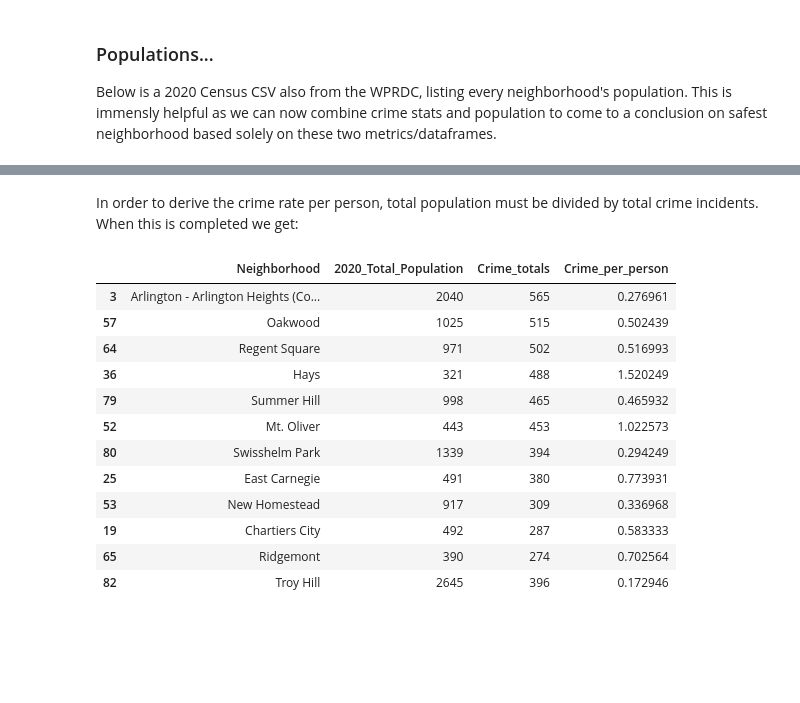
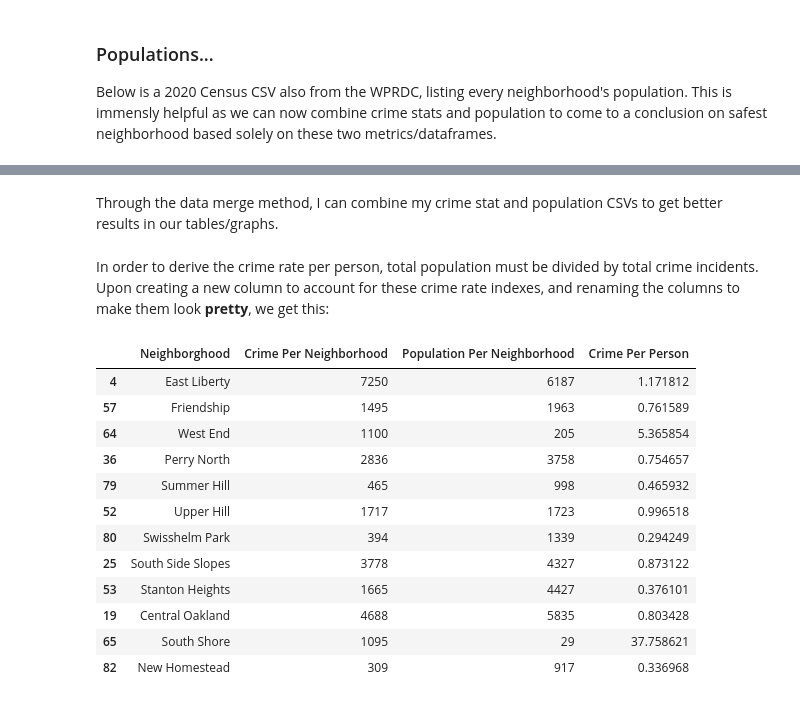
Before and after one commit to abmilo/Final-Project, a Jupyter notebook: HarryRittenhouseFinal-Copy1.ipynb, the cells around one changed output, grey strips where cells are left out. Cells and saved outputs as stored; diff of their text form; code cells hidden in the pictures; blank space fills up the shorter version.

```diff
--- a/HarryRittenhouseFinal.ipynb
+++ b/HarryRittenhouseFinal-Copy1.ipynb
@@ -87,6 +88,11 @@ Next, I am going to compare the populations of the 14 neighborhoods listed above
 Below is a 2020 Census CSV also from the WPRDC, listing every neighborhood's population. This is immensly helpful as we can now combine crime stats and population to come to a conclusion on safest neighborhood based solely on these two metrics/dataframes.
 # %%
 df2 = pd.read_csv('population.csv')
+
+#df3 = pd.merge(crimestats, df2)
+df3 = pd.merge(crimestats, df2, left_on="index", right_on= "Neighborhood")
+
+print(df3.columns)
 
 
 
@@ -108,32 +131,36 @@ df2.head(89)
+# %% [markdown]
+Through the data merge method, I can combine my crime stat and population CSVs to get better results in our tables/graphs.
 # %% [markdown]
-In order to derive the crime rate per person, total population must be divided by total crime incidents. When this is completed we get:
+In order to derive the crime rate per person, total population must be divided by total crime incidents. Upon creating a new column to account for these crime rate indexes, and renaming the columns to make them look **pretty**, we get this:
-# %%
-df2 = df2.iloc[[3, 57, 64, 36, 79, 52, 80, 25, 53, 19, 65, 82]]
-
-
-df2 = df2[["Neighborhood", "2020_Total_Population"]]
-
-crime_totals = ['565', '515', '502', '488', '465', '453', '394', '380', '309','287', '274', '396']
-
-df2['Crime_totals'] = crime_totals
-
-
-df2['Crime_per_person'] = [565/2040, 515/1025, 502/971, 488/321, 465/998, 453/443, 394/1339, 380/491, 309/917, 287/492 , 274/390, 459/2654]
-
-df2.head(14)
-# %% [output]
-|  | Neighborhood | 2020_Total_Population | Crime_totals | Crime_per_person |
-| 3 | Arlington - Arlington Heights (Co... | 2040 | 565 | 0.276961 |
-| 57 | Oakwood | 1025 | 515 | 0.502439 |
-| 64 | Regent Square | 971 | 502 | 0.516993 |
-| 36 | Hays | 321 | 488 | 1.520249 |
-| 79 | Summer Hill | 998 | 465 | 0.465932 |
-| 52 | Mt. Oliver | 443 | 453 | 1.022573 |
-| 80 | Swisshelm Park | 1339 | 394 | 0.294249 |
-| 25 | East Carnegie | 491 | 380 | 0.773931 |
-| 53 | New Homestead | 917 | 309 | 0.336968 |
-| 19 | Chartiers City | 492 | 287 | 0.583333 |
-| 65 | Ridgemont | 390 | 274 | 0.702564 |
-| 82 | Troy Hill | 2645 | 396 | 0.172946 |
+# %%
+
+
+
+
+df3newcol = df3['INCIDENTNEIGHBORHOOD'] / df3['2020_Total_Population']
+
+df3['Crime Per Person'] = df3newcol
+
+df3 = df3[['index','INCIDENTNEIGHBORHOOD', '2020_Total_Population', 'Crime Per Person']]
+
+df3.rename(columns = {'index':'Neighborghood', 'INCIDENTNEIGHBORHOOD' : 'Crime Per Neighborhood', '2020_Total_Population' : 'Population Per Neighborhood'}, inplace = True)
+
+df3.head()
+df4 = df3.iloc[[4, 57, 64, 36, 79, 52, 80, 25, 53, 19, 65, 82], :]
+df4.head(14)
+# %% [output]
+|  | Neighborghood | Crime Per Neighborhood | Population Per Neighborhood | Crime Per Person |
+| 4 | East Liberty | 7250 | 6187 | 1.171812 |
+| 57 | Friendship | 1495 | 1963 | 0.761589 |
+| 64 | West End | 1100 | 205 | 5.365854 |
+| 36 | Perry North | 2836 | 3758 | 0.754657 |
+| 79 | Summer Hill | 465 | 998 | 0.465932 |
+| 52 | Upper Hill | 1717 | 1723 | 0.996518 |
+| 80 | Swisshelm Park | 394 | 1339 | 0.294249 |
+| 25 | South Side Slopes | 3778 | 4327 | 0.873122 |
+| 53 | Stanton Heights | 1665 | 4427 | 0.376101 |
+| 19 | Central Oakland | 4688 | 5835 | 0.803428 |
+| 65 | South Shore | 1095 | 29 | 37.758621 |
+| 82 | New Homestead | 309 | 917 | 0.336968 |
 # %%
 #df2.plot(x='Total_Population_2020', y='Crime_totals')
```
Also changed, not shown: parts of 5 cells of this notebook.
